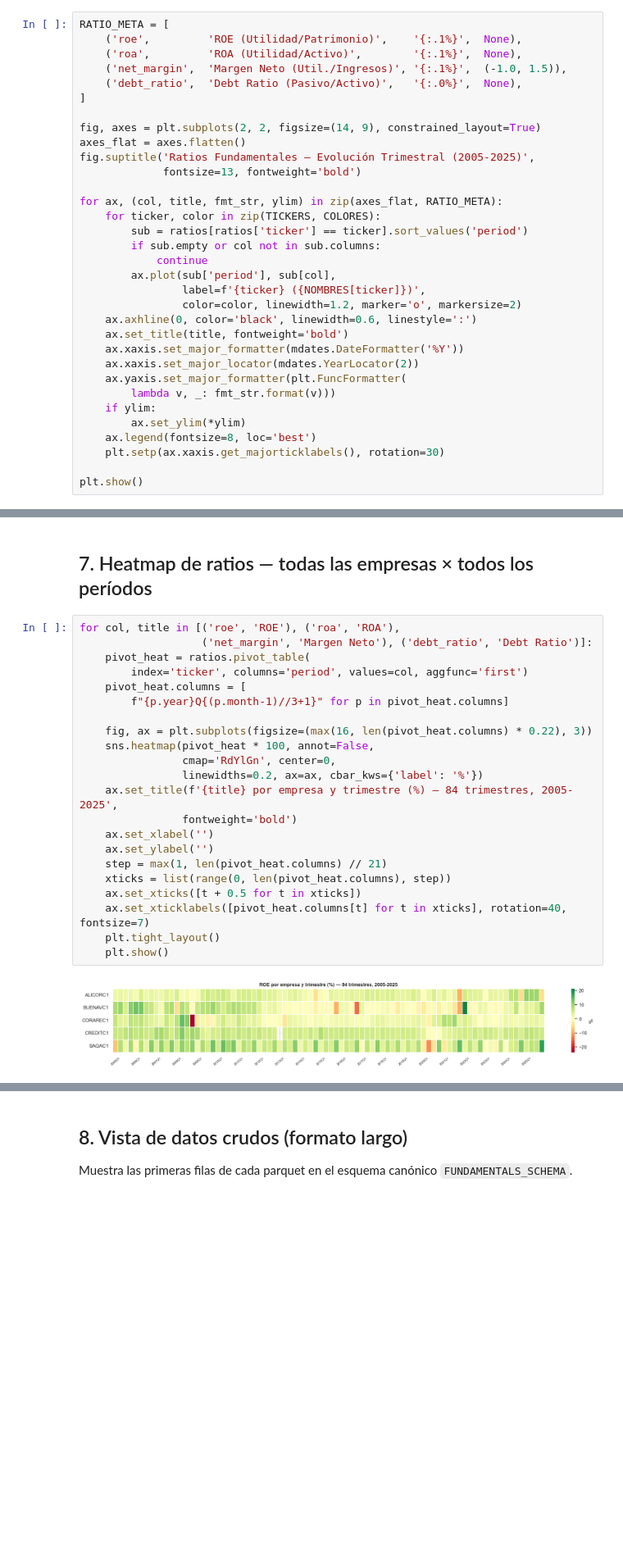
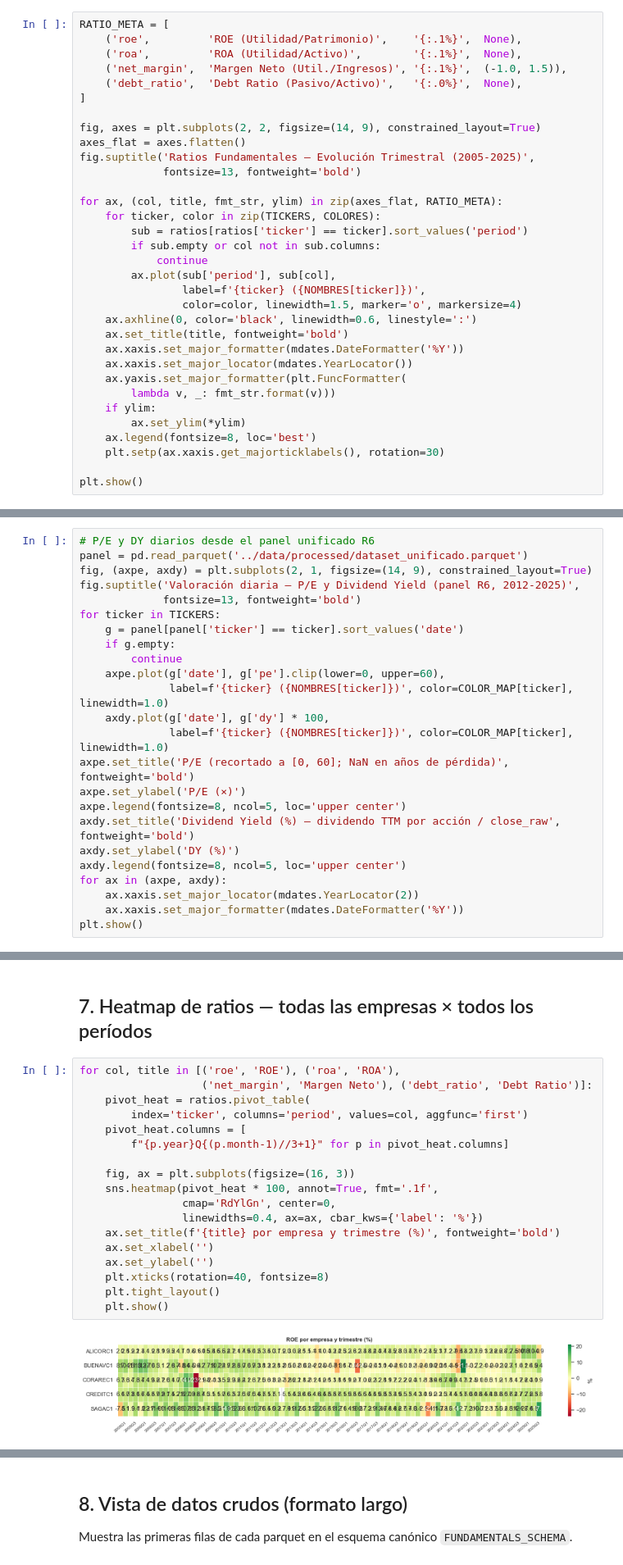
Before and after one commit to rodholguin/20221466_ProyectoFinCarrera, a Jupyter notebook: notebooks/exploracion_fundamentales_bvl.ipynb, the cells around one changed output, grey strips where cells are left out. Shown at 82% size. Saved outputs shown, nothing was run; the diff lists cells and outputs as text; blank space fills up the shorter version.

```diff
--- a/notebooks/exploracion_fundamentales_bvl.ipynb
+++ b/notebooks/exploracion_fundamentales_bvl.ipynb
@@ -306,11 +287,11 @@ for ax, (col, title, fmt_str, ylim) in zip(axes_flat, RATIO_META):
             continue
         ax.plot(sub['period'], sub[col],
                 label=f'{ticker} ({NOMBRES[ticker]})',
-                color=color, linewidth=1.2, marker='o', markersize=2)
+                color=color, linewidth=1.5, marker='o', markersize=4)
     ax.axhline(0, color='black', linewidth=0.6, linestyle=':')
     ax.set_title(title, fontweight='bold')
     ax.xaxis.set_major_formatter(mdates.DateFormatter('%Y'))
-    ax.xaxis.set_major_locator(mdates.YearLocator(2))
+    ax.xaxis.set_major_locator(mdates.YearLocator())
     ax.yaxis.set_major_formatter(plt.FuncFormatter(
         lambda v, _: fmt_str.format(v)))
     if ylim:
@@ -323,0 +334,24 @@ plt.show()
+# %%
+# P/E y DY diarios desde el panel unificado R6
+panel = pd.read_parquet('../data/processed/dataset_unificado.parquet')
+fig, (axpe, axdy) = plt.subplots(2, 1, figsize=(14, 9), constrained_layout=True)
+fig.suptitle('Valoración diaria — P/E y Dividend Yield (panel R6, 2012-2025)',
+             fontsize=13, fontweight='bold')
+for ticker in TICKERS:
+    g = panel[panel['ticker'] == ticker].sort_values('date')
+    if g.empty:
+        continue
+    axpe.plot(g['date'], g['pe'].clip(lower=0, upper=60),
+              label=f'{ticker} ({NOMBRES[ticker]})', color=COLOR_MAP[ticker], linewidth=1.0)
+    axdy.plot(g['date'], g['dy'] * 100,
+              label=f'{ticker} ({NOMBRES[ticker]})', color=COLOR_MAP[ticker], linewidth=1.0)
+axpe.set_title('P/E (recortado a [0, 60]; NaN en años de pérdida)', fontweight='bold')
+axpe.set_ylabel('P/E (×)')
+axpe.legend(fontsize=8, ncol=5, loc='upper center')
+axdy.set_title('Dividend Yield (%) — dividendo TTM por acción / close_raw', fontweight='bold')
+axdy.set_ylabel('DY (%)')
+axdy.legend(fontsize=8, ncol=5, loc='upper center')
+for ax in (axpe, axdy):
+    ax.xaxis.set_major_locator(mdates.YearLocator(2))
+    ax.xaxis.set_major_formatter(mdates.DateFormatter('%Y'))
+plt.show()
@@ -359,24 +395,20 @@ plt.show()
 # %%
 for col, title in [('roe', 'ROE'), ('roa', 'ROA'),
                    ('net_margin', 'Margen Neto'), ('debt_ratio', 'Debt Ratio')]:
     pivot_heat = ratios.pivot_table(
         index='ticker', columns='period', values=col, aggfunc='first')
     pivot_heat.columns = [
         f"{p.year}Q{(p.month-1)//3+1}" for p in pivot_heat.columns]
 
-    fig, ax = plt.subplots(figsize=(max(16, len(pivot_heat.columns) * 0.22), 3))
-    sns.heatmap(pivot_heat * 100, annot=False,
+    fig, ax = plt.subplots(figsize=(16, 3))
+    sns.heatmap(pivot_heat * 100, annot=True, fmt='.1f',
                 cmap='RdYlGn', center=0,
-                linewidths=0.2, ax=ax, cbar_kws={'label': '%'})
-    ax.set_title(f'{title} por empresa y trimestre (%) — 84 trimestres, 2005-2025',
-                fontweight='bold')
+                linewidths=0.4, ax=ax, cbar_kws={'label': '%'})
+    ax.set_title(f'{title} por empresa y trimestre (%)', fontweight='bold')
     ax.set_xlabel('')
     ax.set_ylabel('')
-    step = max(1, len(pivot_heat.columns) // 21)
-    xticks = list(range(0, len(pivot_heat.columns), step))
-    ax.set_xticks([t + 0.5 for t in xticks])
-    ax.set_xticklabels([pivot_heat.columns[t] for t in xticks], rotation=40, fontsize=7)
+    plt.xticks(rotation=40, fontsize=8)
     plt.tight_layout()
     plt.show()
 # %% [output]
-[figure, old version]
+[figure, new version]
```
Also changed, not shown: parts of 10 cells of this notebook, 33 other files.
